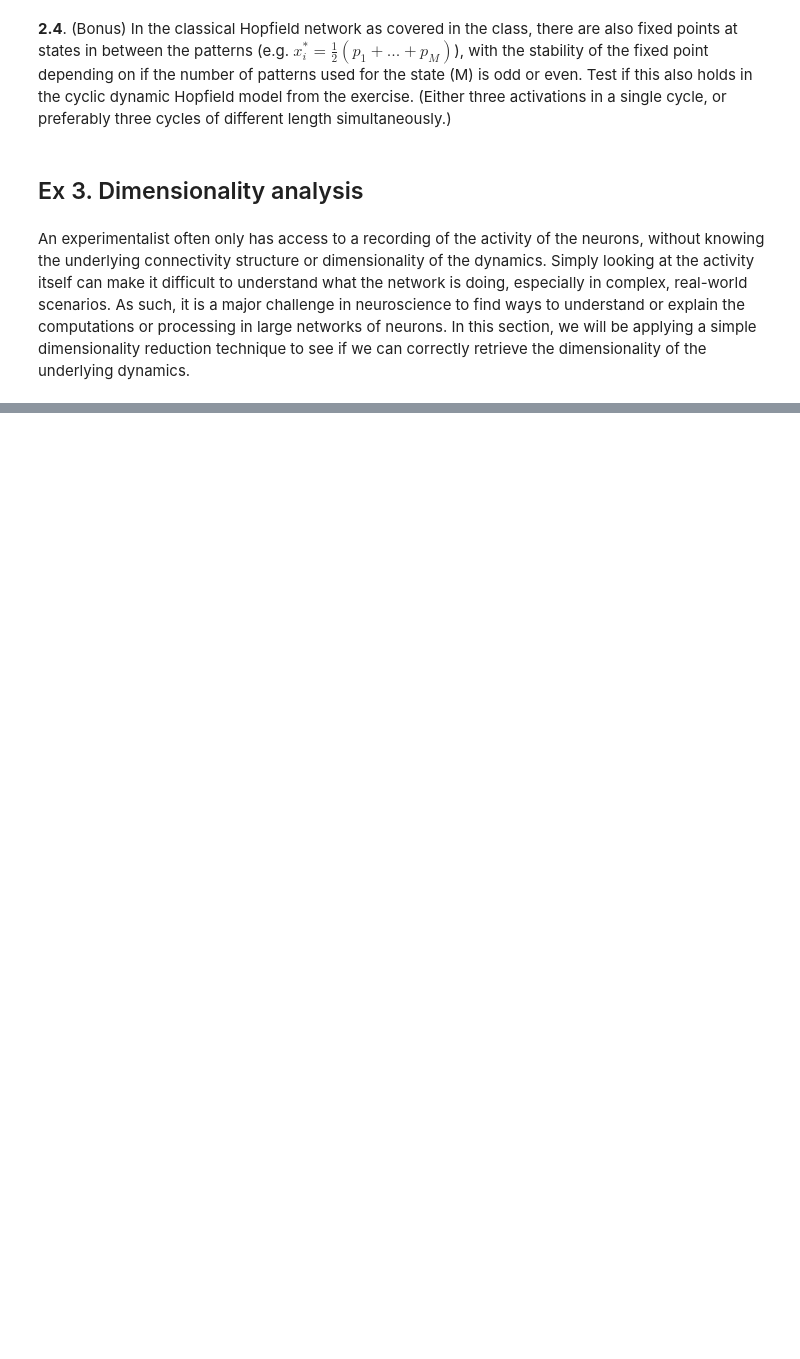
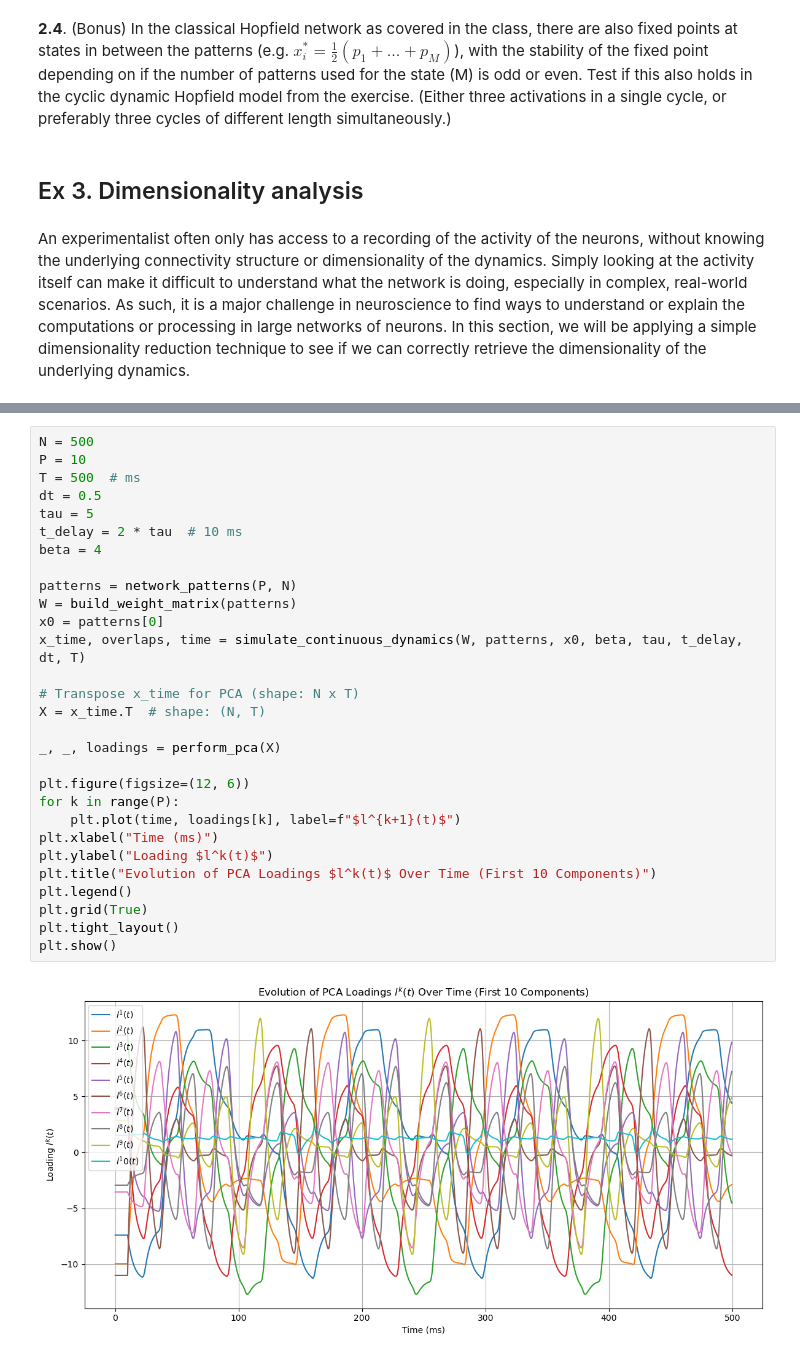
Before and after one commit to frossardr/H-et-R-project, a Jupyter notebook: Cyclic_hopfield_networks.ipynb, the cells around one changed output, grey strips where cells are left out. Saved outputs shown, nothing was run; the diff lists cells and outputs as text; blank space fills up the shorter version.

```diff
--- a/Cyclic_hopfield_networks.ipynb
+++ b/Cyclic_hopfield_networks.ipynb
@@ -822,0 +983,31 @@ The main goal behind PCA is to find a set of components (like patterns) along wh
+# %%
+N = 500
+P = 10
+T = 500  # ms
+dt = 0.5
+tau = 5
+t_delay = 2 * tau  # 10 ms
+beta = 4
+
+patterns = network_patterns(P, N)
+W = build_weight_matrix(patterns)
+x0 = patterns[0]
+x_time, overlaps, time = simulate_continuous_dynamics(W, patterns, x0, beta, tau, t_delay, dt, T)
+
+# Transpose x_time for PCA (shape: N x T)
+X = x_time.T  # shape: (N, T)
+
+_, _, loadings = perform_pca(X)
+
+plt.figure(figsize=(12, 6))
+for k in range(P):
+    plt.plot(time, loadings[k], label=f"$l^{k+1}(t)$")
+plt.xlabel("Time (ms)")
+plt.ylabel("Loading $l^k(t)$")
+plt.title("Evolution of PCA Loadings $l^k(t)$ Over Time (First 10 Components)")
+plt.legend()
+plt.grid(True)
+plt.tight_layout()
+plt.show()
+# %% [output]
+[figure, added]
```
Also changed, not shown: parts of 24 cells of this notebook.
